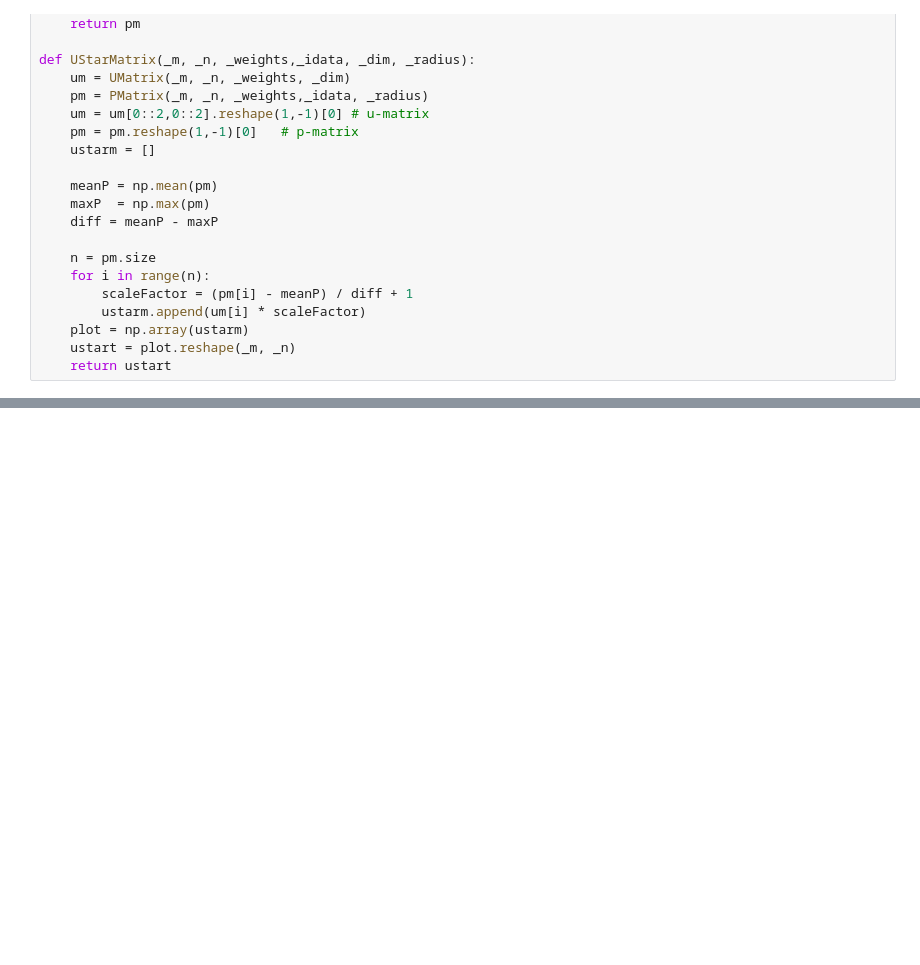
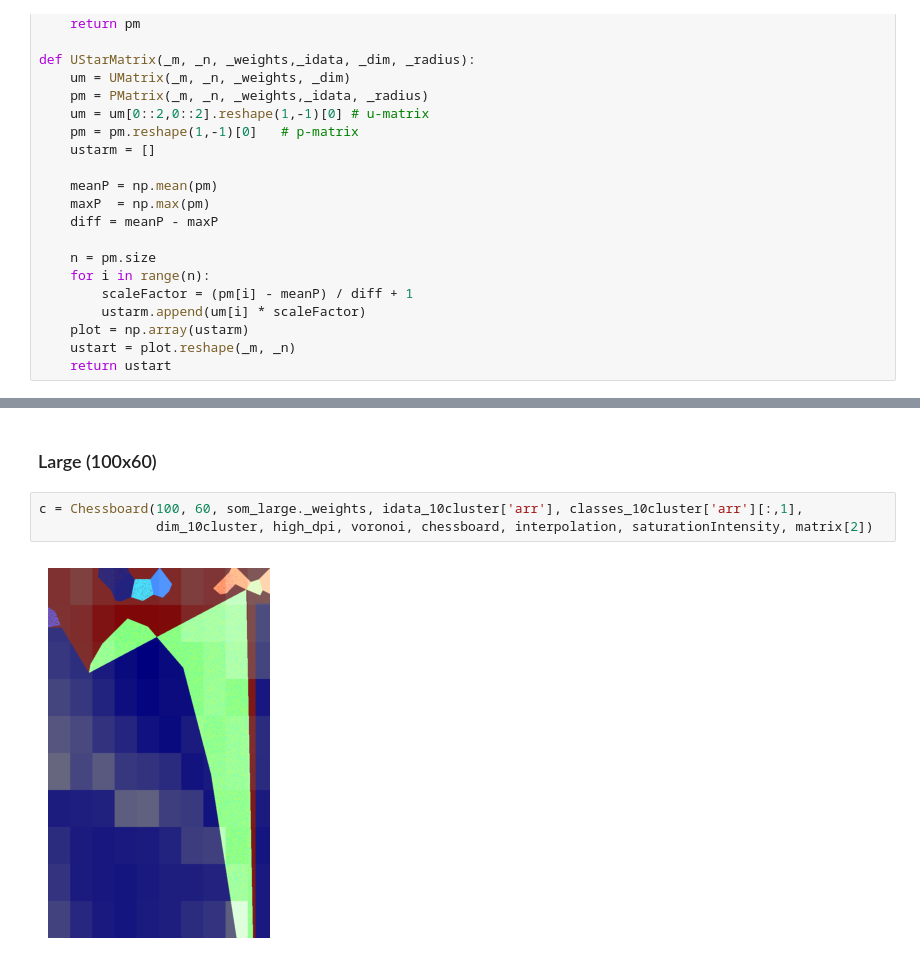
Before and after one commit to marlederer/PySOMVis_Coding_I_2023, a Jupyter notebook: PySOMVis/coding_assignment.ipynb, the cells around one changed output, grey strips where cells are left out. Cells and saved outputs as stored; diff of their text form; blank space fills up the shorter version.

```diff
--- a/PySOMVis/coding_assignment.ipynb
+++ b/PySOMVis/coding_assignment.ipynb
@@ -513,0 +490,7 @@ BokehModel(combine_events=True, render_bundle={'docs_json': {'4e4a4afc-7145-4af7
+# %% [markdown]
+### Large (100x60)
+# %%
+c = Chessboard(100, 60, som_large._weights, idata_10cluster['arr'], classes_10cluster['arr'][:,1],
+               dim_10cluster, high_dpi, voronoi, chessboard, interpolation, saturationIntensity, matrix[2])
+# %% [output]
+[figure, added]
```
Also changed, not shown: parts of 27 cells of this notebook.
